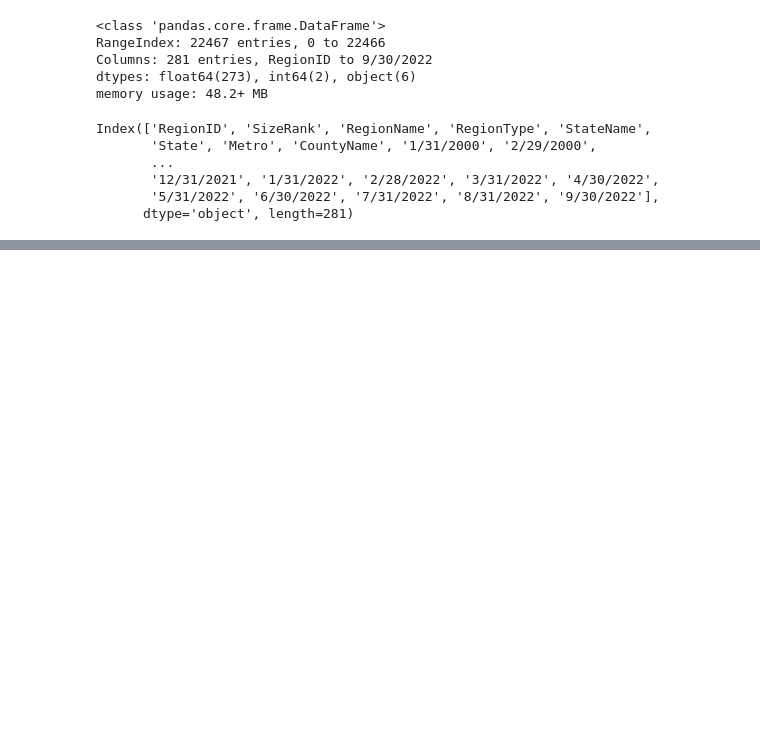
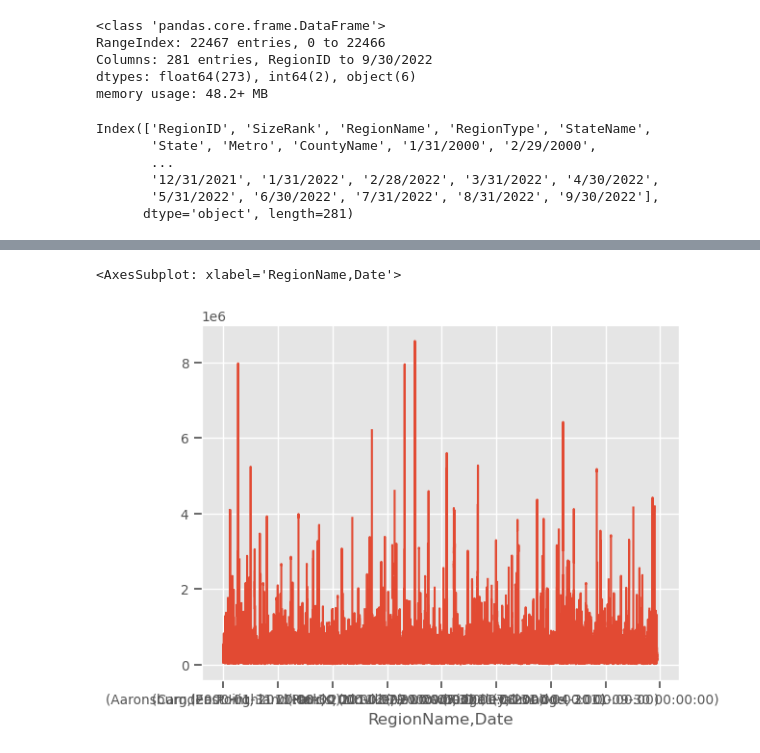
Before and after one commit to CatDawn29/Wide-Form-Data-Tippins, a Jupyter notebook: Wide Data.ipynb, the cells around one changed output, grey strips where cells are left out. Drawn from its saved outputs; the diff is of its cells as text; code cells hidden in the pictures; blank space fills up the shorter version.

```diff
--- a/Wide Data.ipynb
+++ b/Wide Data.ipynb
@@ -105,0 +52,3 @@ melted
+# %%
+long_city = pd.melt(city_df, id_vars=id_vars, var_name='Date', value_name='Price')
+long_city
@@ -106,6 +71,5 @@ melted
 # %%
-melted['SizeRank'] = pd.to_datetime(melted['SizeRank']
-                                   format='%Y-%m-%d')
-melted.info()
+long_city['Date'] = pd.to_datetime(long_city['Date'], format="%m/%d/%Y")
+long_city.info()
 # %% [output]
 <class 'pandas.core.frame.DataFrame'>
@@ -142,0 +94,3 @@ df_ts
+# %%
+long_city = long_city.set_index('Date')
+long_city.index
@@ -142,0 +108,3 @@ df_ts
+# %%
+month_ts = long_city.groupby('RegionName').resample('M').last()['Price']
+month_ts
@@ -147,2 +149,5 @@ df_ts.head().index
 # %%
-df_ts.plot()
+month_ts.plot()
+# %% [output]
+<AxesSubplot: xlabel='RegionName,Date'>
+[figure, added]
```
Also changed, not shown: parts of 34 cells of this notebook.
